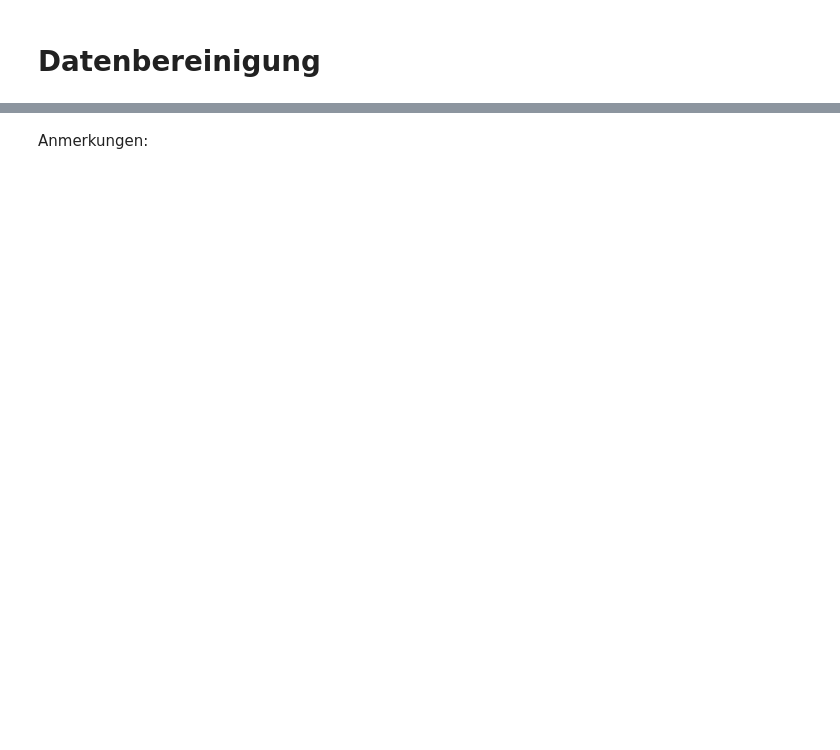
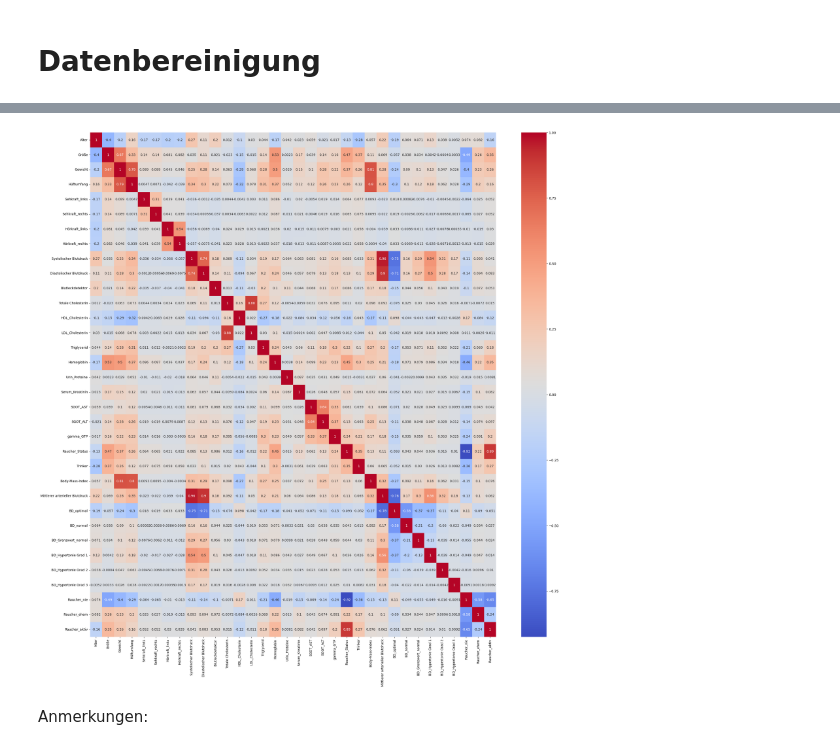
Before and after one commit to SebastianGrab/DataAnalyticsWS23-24, a Jupyter notebook: Projektarbeit/Projektarbeit_Grab_Klöble_Ricker.ipynb, the cells around one changed output, grey strips where cells are left out. Drawn from its saved outputs; the diff is of its cells as text; code cells hidden in the pictures; blank space fills up the shorter version.

```diff
--- a/Projektarbeit/Projektarbeit_Grab_Klöble_Ricker.ipynb
+++ b/Projektarbeit/Projektarbeit_Grab_Klöble_Ricker.ipynb
@@ -136,2 +186,48 @@ dataset.describe()
+# %%
+dataset["BD_optimal"] = dataset['Systolischer Blutdruck']
+dataset["BD_normal"] = dataset['Systolischer Blutdruck']
+dataset["BD_Grenzwert_normal"] = dataset['Systolischer Blutdruck']
+dataset["BD_Hypertonie Grad 1"] = dataset['Systolischer Blutdruck']
+dataset["BD_Hypertonie Grad 2"] = dataset['Systolischer Blutdruck']
+dataset["BD_Hypertonie Grad 3"] = dataset['Systolischer Blutdruck']
+# %%
+dataset["BD_optimal"] = (dataset['Mittlerer arterieller Blutdruck'] <100)
+dataset["BD_optimal"] = dataset["BD_optimal"].astype(int)
+
+dataset["BD_normal"] = (dataset['Mittlerer arterieller Blutdruck'] >= 100) & (dataset['Mittlerer arterieller Blutdruck'] < 106.5)
+dataset["BD_normal"] = dataset["BD_normal"].astype(int)
+
+dataset["BD_Grenzwert_normal"] = (dataset['Mittlerer arterieller Blutdruck'] >= 106.5) & (dataset['Mittlerer arterieller Blutdruck'] < 111.5)
+dataset["BD_Grenzwert_normal"] = dataset["BD_Grenzwert_normal"].astype(int)
+
+dataset["BD_Hypertonie Grad 1"] = (dataset['Mittlerer arterieller Blutdruck'] >= 111.5) & (dataset['Mittlerer arterieller Blutdruck'] < 129)
+dataset["BD_Hypertonie Grad 1"] = dataset["BD_Hypertonie Grad 1"].astype(int)
+
+dataset["BD_Hypertonie Grad 2"] = (dataset['Mittlerer arterieller Blutdruck'] >= 129) & (dataset['Mittlerer arterieller Blutdruck'] < 144)
+dataset["BD_Hypertonie Grad 2"] = dataset["BD_Hypertonie Grad 2"].astype(int)
+
+dataset["BD_Hypertonie Grad 3"] = (dataset['Mittlerer arterieller Blutdruck'] >=144)
+dataset["BD_Hypertonie Grad 3"] = dataset["BD_Hypertonie Grad 3"].astype(int)
+# %%
+dummy = pd.get_dummies(dataset['Raucher_Status'], prefix='', prefix_sep='Raucher_')
+
+# Verbinde Dummy-Variablen mit dem ursprünglichen DataFrame
+dataset = pd.concat([dataset, dummy], axis=1)
+
+# Entferne die ursprüngliche Spalte "Raucher_Status", wenn gewünscht
+# dataset = dataset.drop('Raucher_Status', axis=1)
+
+# Umbenennen der Dummy-Spalten
+dataset = dataset.rename(columns={'Raucher_1.0': 'Raucher_nie', 'Raucher_2.0': 'Raucher_ehem', 'Raucher_3.0': 'Raucher_aktiv'})
+# %%
+
+# Untersuchung der Korrelation aller Features:
+
+plt.figure(figsize=(28, 28))
+heatmap = sns.heatmap(dataset.corr(), annot=True, cmap="coolwarm")
+
+plt.show()
+# %% [output]
+[figure, added]
 # %% [markdown]
 Anmerkungen:
```
Also changed, not shown: parts of 6 cells of this notebook, 1 other file.
